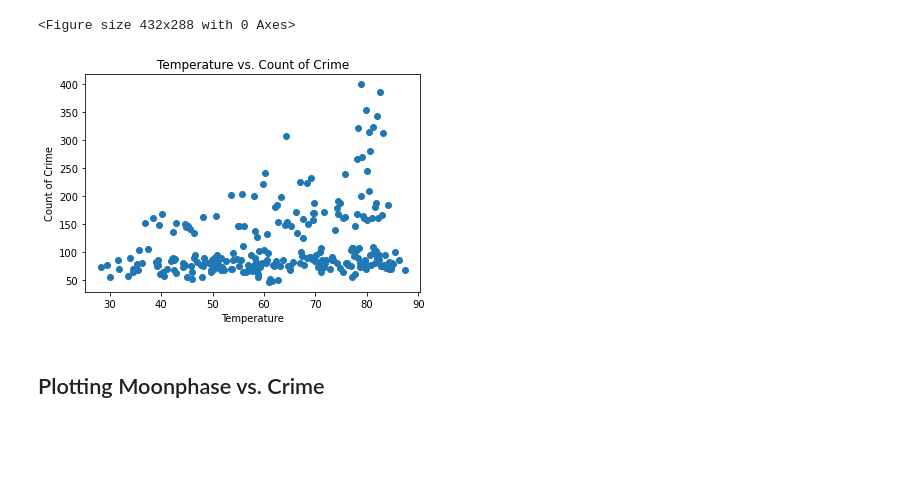
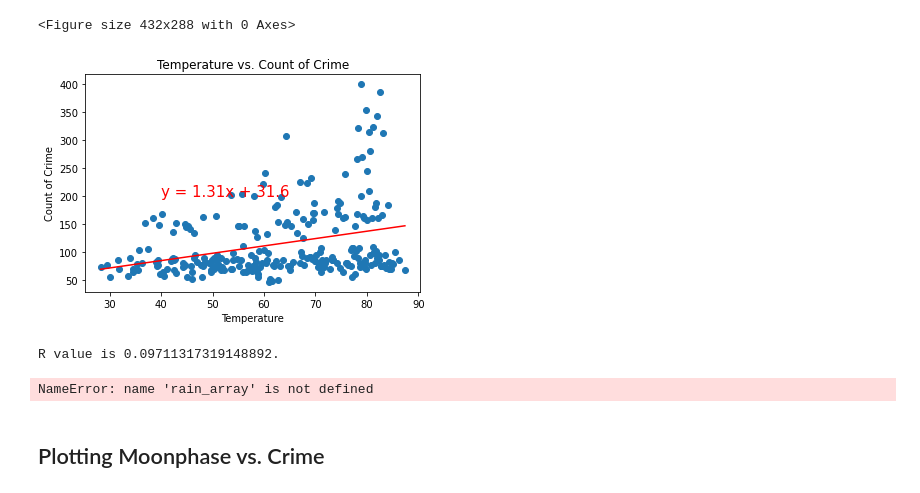
Before and after one commit to gimmemyleg/Group-6-Project-1, a Jupyter notebook: ProjectGroup6Coding.ipynb, the cells around one changed output. Saved outputs shown, nothing was run; the diff lists cells and outputs as text; code cells hidden in the pictures; blank space fills up the shorter version.

```diff
--- a/ProjectGroup6Coding.ipynb
+++ b/ProjectGroup6Coding.ipynb
@@ -203,19 +203,31 @@ plt.tight_layout()
 # %%
 Temp_2 = Merged_DF.groupby(['temp']).count()['crime']
 
 
 xAxis_temperature = Merged_DF['temp'].unique()
 Output = sorted(xAxis_temperature, key = float)
+Output_array = np.array(Output, dtype=np.float64)
 
 plt.scatter(Output, Temp_2)
+
+(slope, intercept, rvalue, pvalue, stderr) = stats.linregress(Output, Temp_2)
+crime_temp_fit = (slope * Output_array) + intercept
+line_eq = "y = " + str(round(slope,2)) + "x + " + str(round(intercept,2))
+plt.plot(Output, crime_temp_fit, "r-")
+plt.annotate(line_eq,(30, 200),fontsize=15,color="red")
 plt.xlabel('Temperature')
 plt.ylabel('Count of Crime')
 plt.title('Temperature vs. Count of Crime')
 plt.savefig("Temperature Range and Count of Crime (scatter plot).png",
             bbox_inches ="tight")
 plt.show()
+
+print(f"R value is {rvalue**2}.")
+print(f"The correlation coefficient between precipitation and crime rate is {round(st.pearsonr(rain_array, Rain_2)[0],2)}")
 # %% [output]
-[figure, old version]
+[figure, new version]
+R value is 0.09711317319148892.
+NameError: name 'rain_array' is not defined
 # %% [markdown]
 ## Plotting Moonphase vs. Crime
 # %%
```
Also changed, not shown: parts of 5 cells of this notebook, 3 other files.
